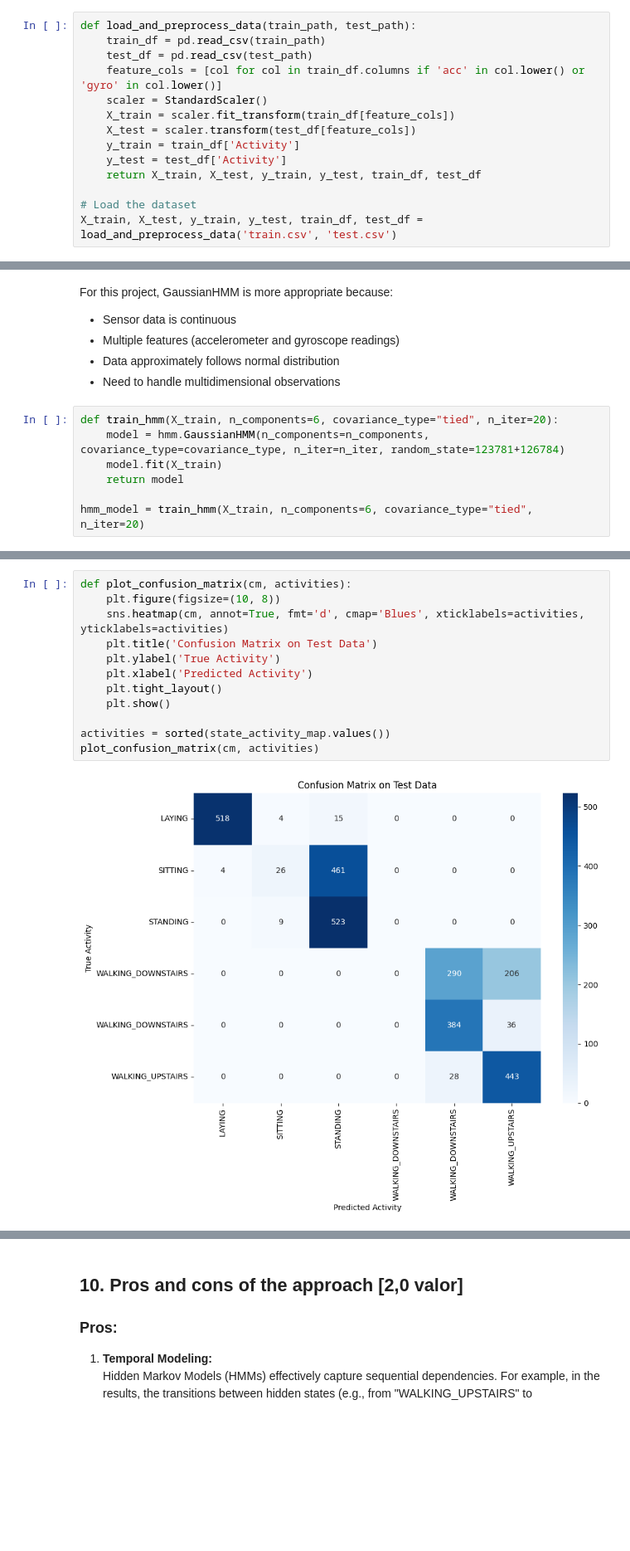
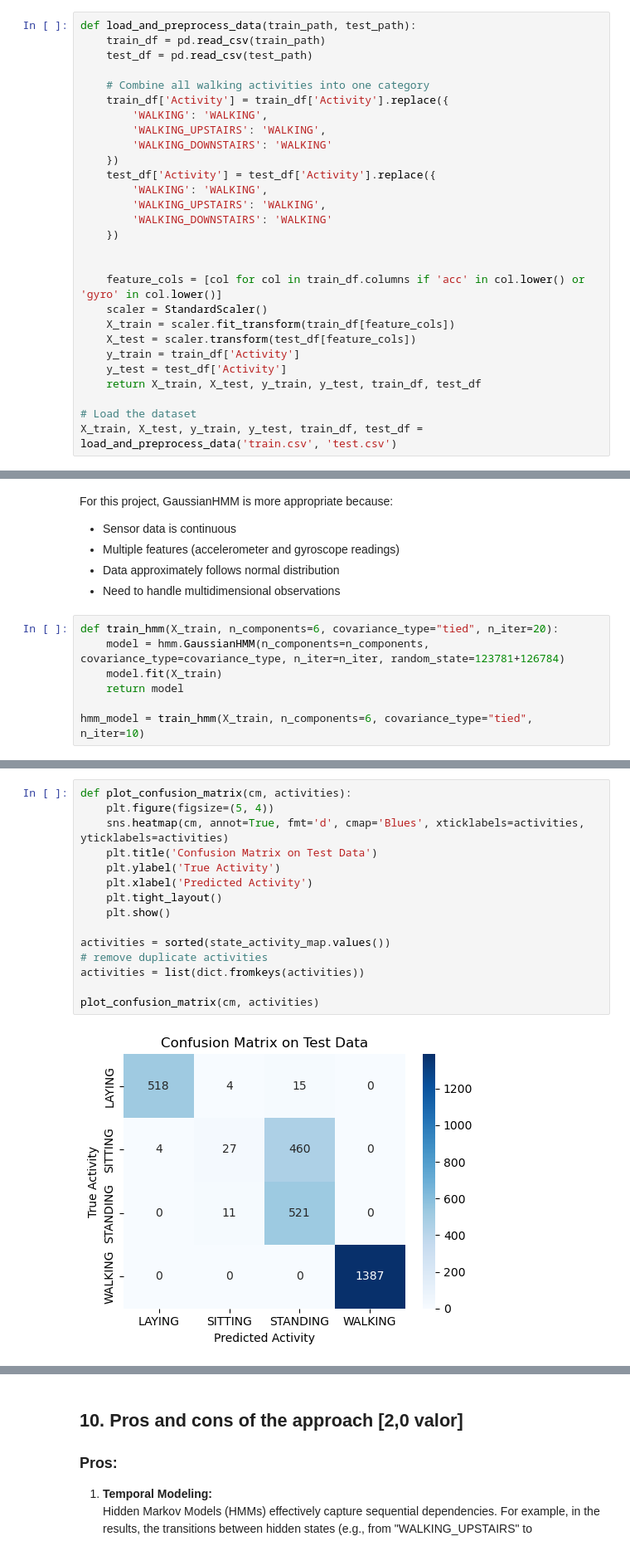
Before and after one commit to s126784/tmbd, a Jupyter notebook: Work-02-G3.ipynb, the cells around one changed output, grey strips where cells are left out. Shown at 83% size. Cells and saved outputs as stored; diff of their text form; blank space fills up the shorter version.

```diff
--- a/Work-02-G3.ipynb
+++ b/Work-02-G3.ipynb
@@ -124,6 +123,20 @@ warnings.filterwarnings('ignore')
 def load_and_preprocess_data(train_path, test_path):
     train_df = pd.read_csv(train_path)
     test_df = pd.read_csv(test_path)
+
+    # Combine all walking activities into one category
+    train_df['Activity'] = train_df['Activity'].replace({
+        'WALKING': 'WALKING',
+        'WALKING_UPSTAIRS': 'WALKING',
+        'WALKING_DOWNSTAIRS': 'WALKING'
+    })
+    test_df['Activity'] = test_df['Activity'].replace({
+        'WALKING': 'WALKING',
+        'WALKING_UPSTAIRS': 'WALKING',
+        'WALKING_DOWNSTAIRS': 'WALKING'
+    })
+
+
     feature_cols = [col for col in train_df.columns if 'acc' in col.lower() or 'gyro' in col.lower()]
     scaler = StandardScaler()
     X_train = scaler.fit_transform(train_df[feature_cols])
@@ -185,7 +196,7 @@ def train_hmm(X_train, n_components=6, covariance_type="tied", n_iter=20):
     model.fit(X_train)
     return model
 
-hmm_model = train_hmm(X_train, n_components=6, covariance_type="tied", n_iter=20)
+hmm_model = train_hmm(X_train, n_components=6, covariance_type="tied", n_iter=10)
 # %%
 def create_state_activity_mapping(train_states, y_train, n_components):
     state_activity_map = {}
@@ -236,17 +348,20 @@ WALKING_DOWNSTAIRS       0.55      0.91      0.68       420
 # %%
 def plot_confusion_matrix(cm, activities):
-    plt.figure(figsize=(10, 8))
+    plt.figure(figsize=(5, 4))
     sns.heatmap(cm, annot=True, fmt='d', cmap='Blues', xticklabels=activities, yticklabels=activities)
     plt.title('Confusion Matrix on Test Data')
     plt.ylabel('True Activity')
     plt.xlabel('Predicted Activity')
     plt.tight_layout()
     plt.show()
 
 activities = sorted(state_activity_map.values())
+# remove duplicate activities
+activities = list(dict.fromkeys(activities))
+
 plot_confusion_matrix(cm, activities)
 # %% [output]
-[figure, old version]
+[figure, new version]
 # %%
 def plot_normalized_confusion_matrix(y_test, y_pred_test, activities):
     cm_normalized = confusion_matrix(y_test, y_pred_test, normalize='true')
```
Also changed, not shown: parts of 10 cells of this notebook.
